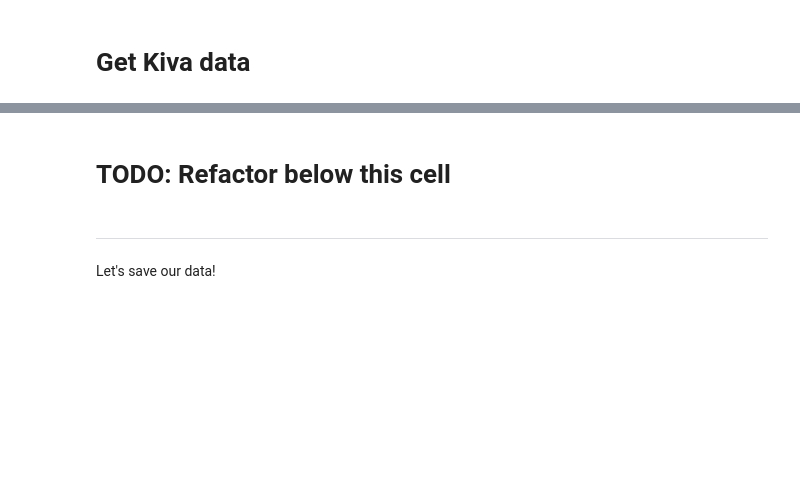
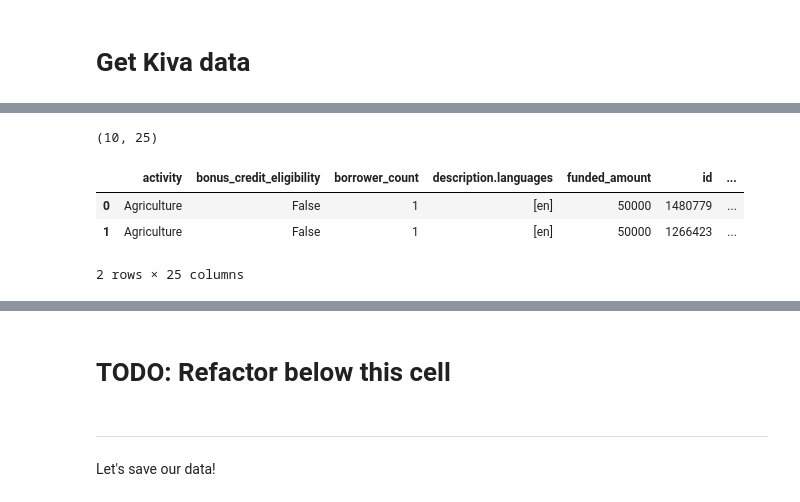
Before and after one commit to DeltaAnalytics/machine_learning_for_good_data, a Jupyter notebook: get_kiva_data.ipynb, the cells around one changed output, grey strips where cells are left out. Drawn from its saved outputs; the diff is of its cells as text; code cells hidden in the pictures; blank space fills up the shorter version.

Commit message:
Refactor to make a single dataframe

```diff
--- a/get_kiva_data.ipynb
+++ b/get_kiva_data.ipynb
@@ -59,9 +75,0 @@ country_codes_with_data = ["BJ", "BW", "BF", "BI", "CM", "CV", "CF", "TD", "KM",
-# %%
-loans_full_complete = pd.DataFrame()
-loans_details_complete = pd.DataFrame()
-
-for code in country_codes_with_data:
-    loans_full, loans_details = extract_loans(n_pages=1, country_iso_code=code)
-    loans_full_complete.append(loans_full)
-    loans_details_complete.append(loans_details)
-    break
@@ -74,0 +91,11 @@ loans_full_complete.shape
+# %%
+loans_full.shape
+# %% [output]
+(10, 25)
+# %%
+loans_full.head(n=2)
+# %% [output]
+|  | activity | bonus_credit_eligibility | borrower_count | description.languages | funded_amount | id | ... |
+| 0 | Agriculture | False | 1 | [en] | 50000 | 1480779 | ... |
+| 1 | Agriculture | False | 1 | [en] | 50000 | 1266423 | ... |
+2 rows × 25 columns
```
Also changed, not shown: parts of 13 cells of this notebook, 1 other file.
